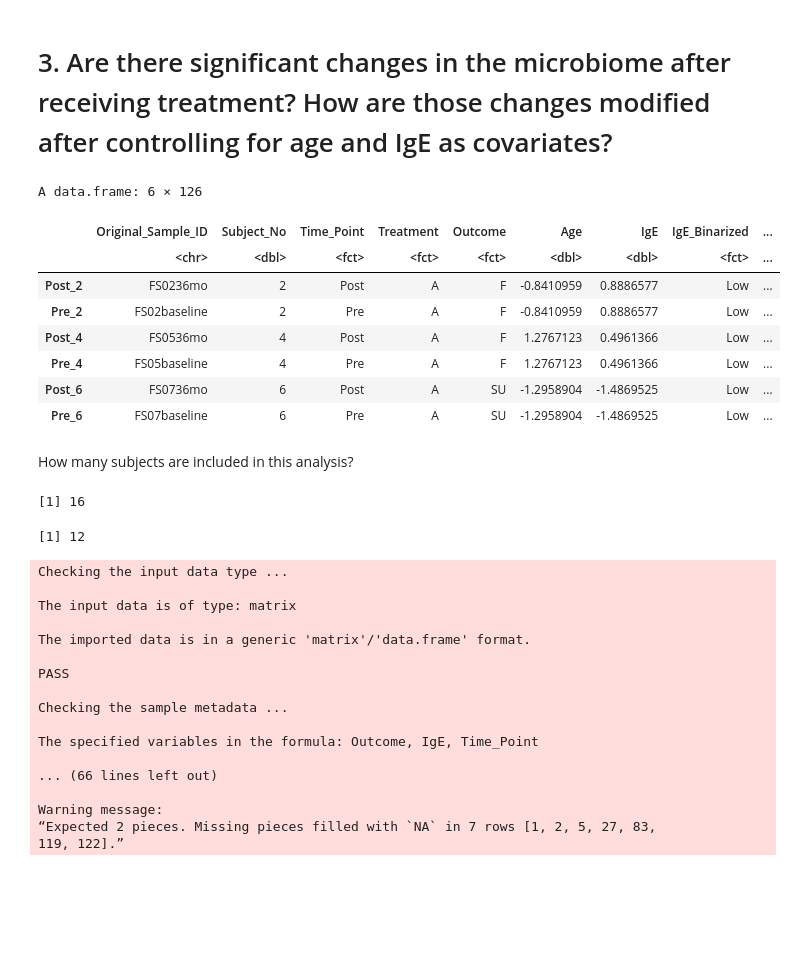
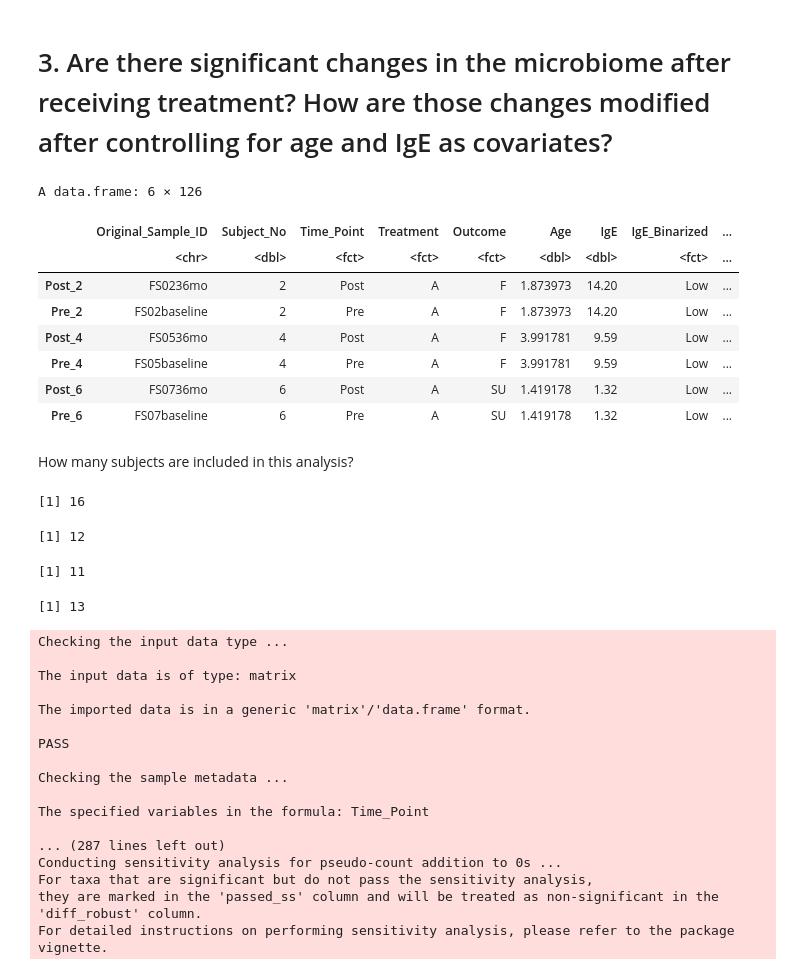
Before and after one commit to Ragerlab/P1013.-Microbiome-Peanut-Allergy, a Jupyter notebook: 2. Individual Bacteria Analyses/Individual Bacteria Analyses.ipynb, the cells around one changed output. Saved outputs shown, nothing was run; the diff lists cells and outputs as text; code cells hidden in the pictures; blank space fills up the shorter version.

```diff
--- a/2. Individual Bacteria Analyses/Individual Bacteria Analyses.ipynb
+++ b/2. Individual Bacteria Analyses/Individual Bacteria Analyses.ipynb
@@ -803,51 +607,70 @@ stool_ige_cov_df %>%
 # %%
 # getting dfs first
 paired_saliva_df = combined_saliva_df %>%
     # removing 11 participants that don't have pre and post samples
     filter(Subject_No %notin% c(1,16,17,20,24,26,31,32,36,37,43),
     # retaining those given treatment
           Treatment == 'A') %>%
     # making the row names the sample ids
-    column_to_rownames(var = 'Sample_ID') %>%
-    # normalizing ige and centering both ige and age
-    mutate(IgE = as.numeric(scale(log(IgE), center = TRUE, scale = FALSE)),
-           Age = as.numeric(scale(Age, center = TRUE, scale = FALSE)))
+    column_to_rownames(var = 'Sample_ID')
 
 paired_stool_df = combined_stool_df %>%
     # removing 12 participants that don't have pre and post samples
     filter(Subject_No %notin% c(3,10,14,15,23,25,27,32,35,39),
     # retaining those given treatment
           Treatment == 'A') %>%
     # making the row names the sample ids
-    column_to_rownames(var = 'Sample_ID') %>%
-    mutate(IgE = as.numeric(scale(log(IgE), center = TRUE, scale = FALSE)),
-           Age = as.numeric(scale(Age, center = TRUE, scale = FALSE)))
+    column_to_rownames(var = 'Sample_ID')
+
+paired_placebo_saliva_df = combined_saliva_df %>%
+    # removing 7 participants that don't have pre and post samples
+    filter(Subject_No %notin% c(1,17,20,26,31,37,43),
+    # retaining those given treatment
+          Treatment == 'P') %>%
+    # making the row names the sample ids
+    column_to_rownames(var = 'Sample_ID')
+
+paired_placebo_stool_df = combined_stool_df %>%
+    # removing 4 participants that don't have pre and post samples
+    filter(Subject_No %notin% c(14,15,27,39),
+    # retaining those given treatment
+          Treatment == 'P') %>%
+    # making the row names the sample ids
+    column_to_rownames(var = 'Sample_ID')
 
 head(paired_saliva_df)
 # %% [output]
 A data.frame: 6 × 126
 |  | Original_Sample_ID | Subject_No | Time_Point | Treatment | Outcome | Age | IgE | IgE_Binarized | ... |
 |  | <chr> | <dbl> | <fct> | <fct> | <fct> | <dbl> | <dbl> | <fct> | ... |
-| Post_2 | FS0236mo | 2 | Post | A | F | -0.8410959 | 0.8886577 | Low | ... |
-| Pre_2 | FS02baseline | 2 | Pre | A | F | -0.8410959 | 0.8886577 | Low | ... |
-| Post_4 | FS0536mo | 4 | Post | A | F | 1.2767123 | 0.4961366 | Low | ... |
-| Pre_4 | FS05baseline | 4 | Pre | A | F | 1.2767123 | 0.4961366 | Low | ... |
-| Post_6 | FS0736mo | 6 | Post | A | SU | -1.2958904 | -1.4869525 | Low | ... |
-| Pre_6 | FS07baseline | 6 | Pre | A | SU | -1.2958904 | -1.4869525 | Low | ... |
+| Post_2 | FS0236mo | 2 | Post | A | F | 1.873973 | 14.20 | Low | ... |
+| Pre_2 | FS02baseline | 2 | Pre | A | F | 1.873973 | 14.20 | Low | ... |
+| Post_4 | FS0536mo | 4 | Post | A | F | 3.991781 | 9.59 | Low | ... |
+| Pre_4 | FS05baseline | 4 | Pre | A | F | 3.991781 | 9.59 | Low | ... |
+| Post_6 | FS0736mo | 6 | Post | A | SU | 1.419178 | 1.32 | Low | ... |
+| Pre_6 | FS07baseline | 6 | Pre | A | SU | 1.419178 | 1.32 | Low | ... |
 # %% [markdown]
 How many subjects are included in this analysis?
 # %%
 length(unique(paired_saliva_df$Subject_No))
 length(unique(paired_stool_df$Subject_No))
+length(unique(paired_placebo_saliva_df$Subject_No))
+length(unique(paired_placebo_stool_df$Subject_No))
 # %% [output]
 [1] 16
 [1] 12
+[1] 11
+[1] 13
 # %%
 # calling fn
-#paired_saliva_crude = get_ancombc2_results(paired_saliva_df, 'Time_Point', 8, TRUE, 'Time_Point', NULL)
-paired_saliva_2cov = get_ancombc2_results(paired_saliva_df, 'Outcome + IgE * Time_Point', 8, TRUE, 'Time_Point', NULL)
-#paired_stool_crude = get_ancombc2_results(paired_stool_df, 'Time_Point', 9, TRUE, 'Time_Point', NULL)
-paired_stool_2cov = get_ancombc2_results(paired_stool_df, 'Outcome + IgE * Time_Point', 9, TRUE, 'Time_Point', NULL)
+paired_active_saliva_crude = get_ancombc2_results(paired_saliva_df, 'Time_Point', 8, TRUE, 'Time_Point', 'Post')
+paired_active_saliva_2cov = get_ancombc2_results(paired_saliva_df, 'Age + IgE + Time_Point', 8, TRUE, 'Time_Point', 'Post')
+paired_active_stool_crude = get_ancombc2_results(paired_stool_df, 'Time_Point', 9, TRUE, 'Time_Point', 'Post')
+paired_active_stool_2cov = get_ancombc2_results(paired_stool_df, 'Age + IgE + Time_Point', 9, TRUE, 'Time_Point', 'Post')
+paired_placebo_saliva_crude = get_ancombc2_results(paired_placebo_saliva_df, 'Time_Point', 8, TRUE, 'Time_Point', 'Post')
+paired_placebo_saliva_2cov = get_ancombc2_results(paired_placebo_saliva_df, 'Age + IgE + Time_Point', 8, TRUE, 'Time_Point', 'Post')
+paired_placebo_stool_crude = get_ancombc2_results(paired_placebo_stool_df, 'Time_Point', 9, TRUE, 'Time_Point', 'Post')
+paired_placebo_stool_2cov = get_ancombc2_results(paired_placebo_stool_df, 'Age + IgE + Time_Point', 9, TRUE, 'Time_Point', 'Post')
 # %% [output]
 Checking the input data type ...
 
@@ -859,10 +682,10 @@ PASS
 
 Checking the sample metadata ...
 
-The specified variables in the formula: Outcome, IgE, Time_Point
+The specified variables in the formula: Time_Point
 
-... (66 lines left out)
-
-Warning message:
-“Expected 2 pieces. Missing pieces filled with `NA` in 7 rows [1, 2, 5, 27, 83,
-119, 122].”
+... (287 lines left out)
+Conducting sensitivity analysis for pseudo-count addition to 0s ...
+For taxa that are significant but do not pass the sensitivity analysis,
+they are marked in the 'passed_ss' column and will be treated as non-significant in the 'diff_robust' column.
+For detailed instructions on performing sensitivity analysis, please refer to the package vignette.
```
Also changed, not shown: parts of 65 cells of this notebook.
